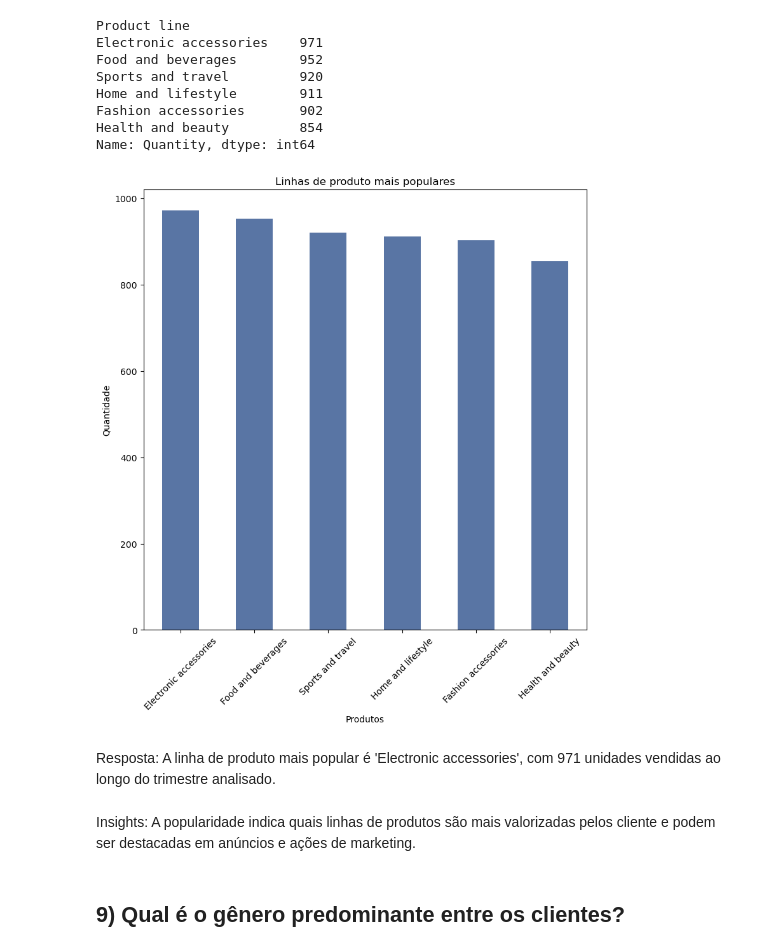
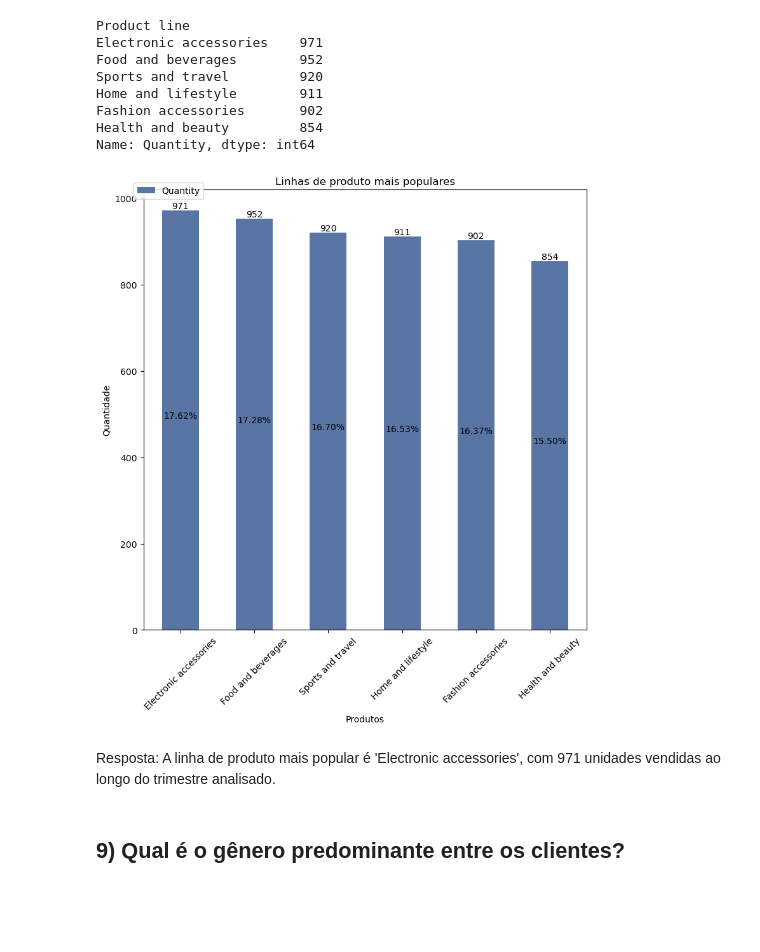
Before and after one commit to leonildolinck/ada-projeto-tecnicas-de-programacao, a Jupyter notebook: Projeto-Notebook.ipynb, the cells around one changed output. Cells and saved outputs as stored; diff of their text form; code cells hidden in the pictures; blank space fills up the shorter version.

```diff
--- a/Projeto-Notebook.ipynb
+++ b/Projeto-Notebook.ipynb
@@ -453,0 +514,15 @@ O Tícket Médio de compras é de: 322.97
+# %%
+df['valor_total'] = df['Total'].sum() / df['Total'].count()
+
+Q1 = df['valor_total'].quantile(0.25)
+Q3 = df['valor_total'].quantile(0.75)
+IQR = Q3 - Q1
+
+limite_inferior = Q1 - 1.5 * IQR
+limite_superior = Q3 + 1.5 * IQR
+
+df_filtrado = df[(df['valor_total'] >= limite_inferior) & (df['valor_total'] <= limite_superior)]
+
+ticket_medio = df_filtrado['valor_total'].median()
+
+print(f'O ticket médio é $ {ticket_medio:.2f}')
@@ -703,22 +786,31 @@ Fashion accessories       902
 Health and beauty         854
 Name: Quantity, dtype: int64
 # %%
-fig, ax = plt.subplots()
+fig, eixo = plt.subplots()
 
-produto_mais_popular.plot(kind='bar', color='#5975A4')
+barras = produto_mais_popular.plot(kind='bar', color='#5975A4')
 
-ax.set_xlabel('Produtos')
-ax.set_ylabel('Quantidade')
-ax.set_title('Linhas de produto mais populares')
-ax.set_xticklabels(ax.get_xticklabels(), rotation=45, ha='center')
+eixo.set_xlabel('Produtos')
+eixo.set_ylabel('Quantidade')
+eixo.set_title('Linhas de produto mais populares')
+eixo.set_xticklabels(eixo.get_xticklabels(), rotation=45, ha='center')
+
+total = sum(produto_mais_popular)
+
+for barra in barras.patches:
+    valor_y = barra.get_height()
+    eixo.text(barra.get_x() + barra.get_width() / 2, valor_y, round(valor_y, 2), ha='center', va='bottom', color='black')
+
+    porcentagem = (valor_y / total) * 100
+    eixo.text(barra.get_x() + barra.get_width() / 2, valor_y / 2, f'{porcentagem:.2f}%', ha='center', va='bottom', color='black', fontsize=10)
+
+fig.legend(loc="upper left", bbox_to_anchor=(0.1, 0.9))
 
 plt.show()
 # %% [output]
-[figure, old version]
+[figure, new version]
 # %% [markdown]
 Resposta: A linha de produto mais popular é 'Electronic accessories', com 971 unidades vendidas ao longo do trimestre analisado.
-# %% [markdown]
-Insights: A popularidade indica quais linhas de produtos são mais valorizadas pelos cliente e podem ser destacadas em anúncios e ações de marketing.
 # %% [markdown]
 ## 9) Qual é o gênero predominante entre os clientes?
 # %%
```
Also changed, not shown: parts of 43 cells of this notebook, 2 other files.
